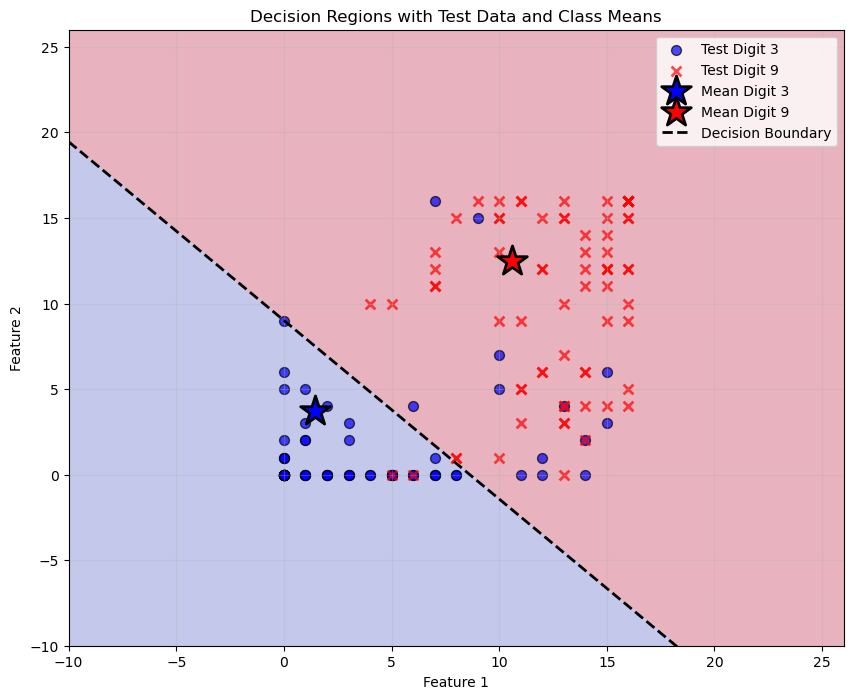
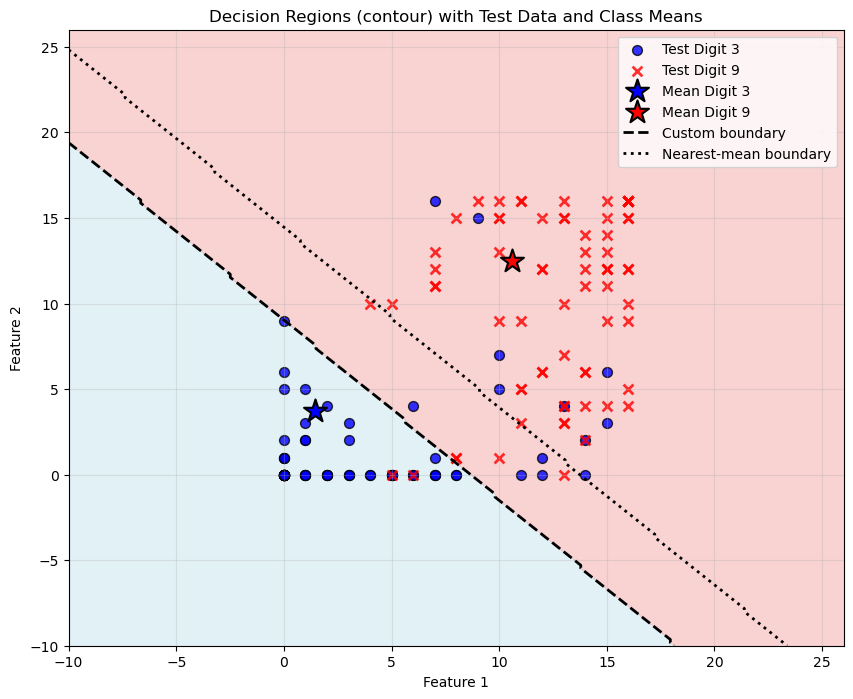
The notebook cell's code change between the first figure and the second:
--- before
+++ after
@@ -8,5 +8,5 @@
 max_f2 = training_features[:, 1].max() + 10
 
-# Create grid
+# Create grid using numpy.meshgrid
 f1_vals = np.linspace(min_f1, max_f1, grid_size)
 f2_vals = np.linspace(min_f2, max_f2, grid_size)
@@ -16,44 +16,56 @@
 grid_features = np.column_stack([F1.ravel(), F2.ravel()])
 
-# Predict using custom_classifier for the grid
-grid_predictions = custom_classifier(grid_features, beta, b)
-grid_predictions = grid_predictions.reshape(F1.shape)
+# Ensure beta and b exist (fallback to mean-difference if not)
+try:
+    beta
+    b
+except NameError:
+    mean_3 = training_features[y_train_binary == -1].mean(axis=0)
+    mean_9 = training_features[y_train_binary == 1].mean(axis=0)
+    beta = mean_9 - mean_3
+    b = 0
 
-# Plot decision regions
+# Predict using both classifiers for the grid
+Z_custom = custom_classifier(grid_features, beta, b).reshape(F1.shape)
+Z_nearest = nearest_mean(training_features, y_train_binary, grid_features).reshape(F1.shape)
+
+# Plot decision regions using contour (filled) for custom classifier
 plt.figure(figsize=(10, 8))
+plt.contourf(F1, F2, Z_custom, levels=[-1, 0, 1], colors=['lightblue', 'lightcoral'], alpha=0.35)
 
-# Plot decision regions (use blue for class -1, red for class 1)
-decision_map = np.where(grid_predictions == -1, 0, 1)
-plt.imshow(decision_map, extent=[min_f1, max_f1, min_f2, max_f2], 
-           origin='lower', alpha=0.3, cmap='coolwarm', aspect='auto')
+# Plot decision boundary lines for both classifiers (level 0)
+cs_custom = plt.contour(F1, F2, Z_custom, levels=[0], colors='k', linewidths=2, linestyles='--')
+cs_nearest = plt.contour(F1, F2, Z_nearest, levels=[0], colors='k', linewidths=2, linestyles=':')
 
 # Overlay test data
 mask3_test = (y_test_binary == -1)
 mask9_test = (y_test_binary == 1)
-plt.scatter(test_features[mask3_test, 0], test_features[mask3_test, 1], 
-            label='Test Digit 3', alpha=0.7, s=50, marker='o', color='blue', edgecolors='black')
-plt.scatter(test_features[mask9_test, 0], test_features[mask9_test, 1], 
-            label='Test Digit 9', alpha=0.7, s=50, marker='x', color='red', linewidths=2)
+sc3 = plt.scatter(test_features[mask3_test, 0], test_features[mask3_test, 1], 
+            label='Test Digit 3', alpha=0.8, s=50, marker='o', color='blue', edgecolors='black')
+sc9 = plt.scatter(test_features[mask9_test, 0], test_features[mask9_test, 1], 
+            label='Test Digit 9', alpha=0.8, s=50, marker='x', color='red', linewidths=2)
 
 # Plot class means
 mean_3 = training_features[y_train_binary == -1].mean(axis=0)
 mean_9 = training_features[y_train_binary == 1].mean(axis=0)
-plt.scatter(mean_3[0], mean_3[1], marker='*', s=500, color='blue', 
-            edgecolors='black', linewidth=2, label='Mean Digit 3', zorder=5)
-plt.scatter(mean_9[0], mean_9[1], marker='*', s=500, color='red', 
-            edgecolors='black', linewidth=2, label='Mean Digit 9', zorder=5)
+mean3_sc = plt.scatter(mean_3[0], mean_3[1], marker='*', s=300, color='blue', 
+            edgecolors='black', linewidth=1.5, label='Mean Digit 3', zorder=5)
+mean9_sc = plt.scatter(mean_9[0], mean_9[1], marker='*', s=300, color='red', 
+            edgecolors='black', linewidth=1.5, label='Mean Digit 9', zorder=5)
 
-# Plot decision boundary line: beta @ features + b = 0
-# Rearrange: beta[1] * f2 = -beta[0] * f1 - b
-# f2 = (-beta[0] * f1 - b) / beta[1]
-if beta[1] != 0:
-    f1_line = np.array([min_f1, max_f1])
-    f2_line = (-beta[0] * f1_line - b) / beta[1]
-    plt.plot(f1_line, f2_line, 'k--', linewidth=2, label='Decision Boundary')
+# Add proxies for the two decision-boundary styles so they appear in the legend
+from matplotlib.lines import Line2D
+custom_line = Line2D([0], [0], color='k', linestyle='--', linewidth=2)
+nearest_line = Line2D([0], [0], color='k', linestyle=':', linewidth=2)
+
+# Build legend with current artists plus the boundary proxies
+handles, labels = plt.gca().get_legend_handles_labels()
+handles.extend([custom_line, nearest_line])
+labels.extend(['Custom boundary', 'Nearest-mean boundary'])
+plt.legend(handles, labels, loc='best')
 
 plt.xlabel('Feature 1')
 plt.ylabel('Feature 2')
-plt.title('Decision Regions with Test Data and Class Means')
-plt.legend(loc='best')
+plt.title('Decision Regions (contour) with Test Data and Class Means')
 plt.grid(True, alpha=0.3)
 plt.xlim(min_f1, max_f1)

Commit: Update the visualazation to include custom classifier